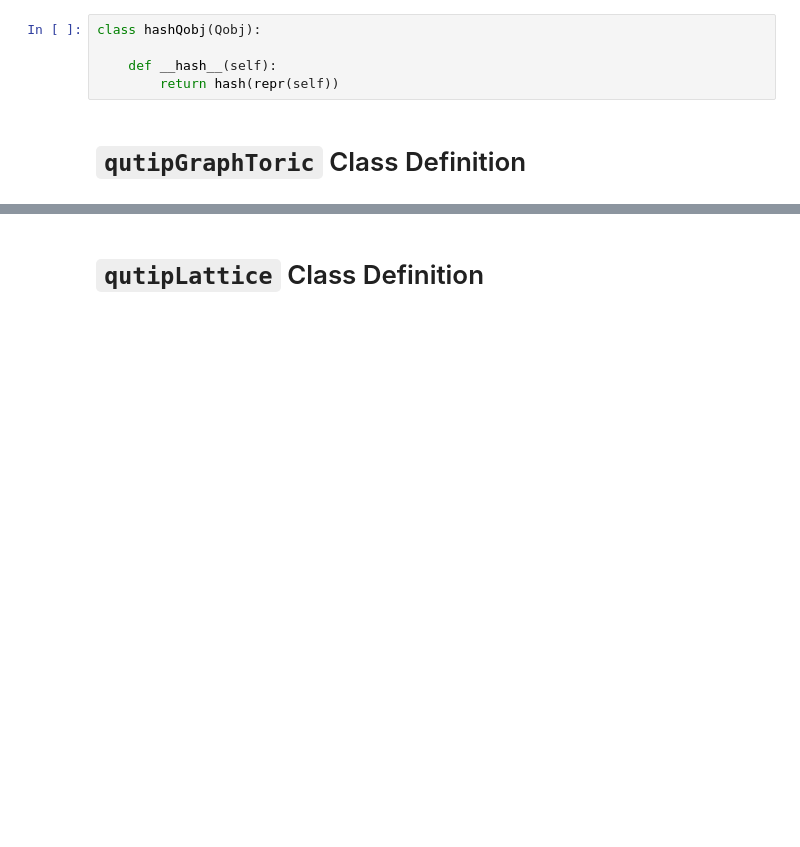
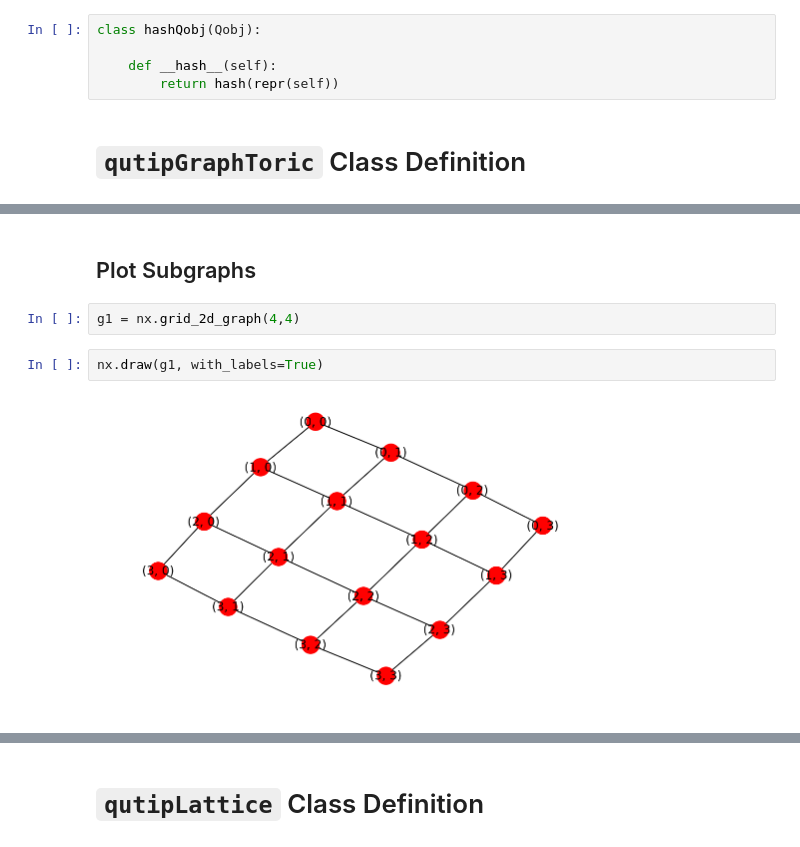
Before and after one commit to space-cadet/networkx-lattices, a Jupyter notebook: Lattices With NetworkX and QuTiP - Part 5, User Defined Hamiltonians.ipynb, the cells around one changed output, grey strips where cells are left out. Cells and saved outputs as stored; diff of their text form; blank space fills up the shorter version.

Commit message:
Started toric code class. Subgraph highlighting and plotting. Simply cycles to find set of all faces of a graph

```diff
--- a/Lattices With NetworkX and QuTiP - Part 5, User Defined Hamiltonians.ipynb
+++ b/Lattices With NetworkX and QuTiP - Part 5, User Defined Hamiltonians.ipynb
@@ -101,0 +246,8 @@ qutipGraphToric.mro?
+# %% [markdown]
+## Plot Subgraphs
+# %%
+g1 = nx.grid_2d_graph(4,4)
+# %%
+nx.draw(g1, with_labels=True)
+# %% [output]
+[figure, added]
```
Also changed, not shown: parts of 78 cells of this notebook, 1 other file.
